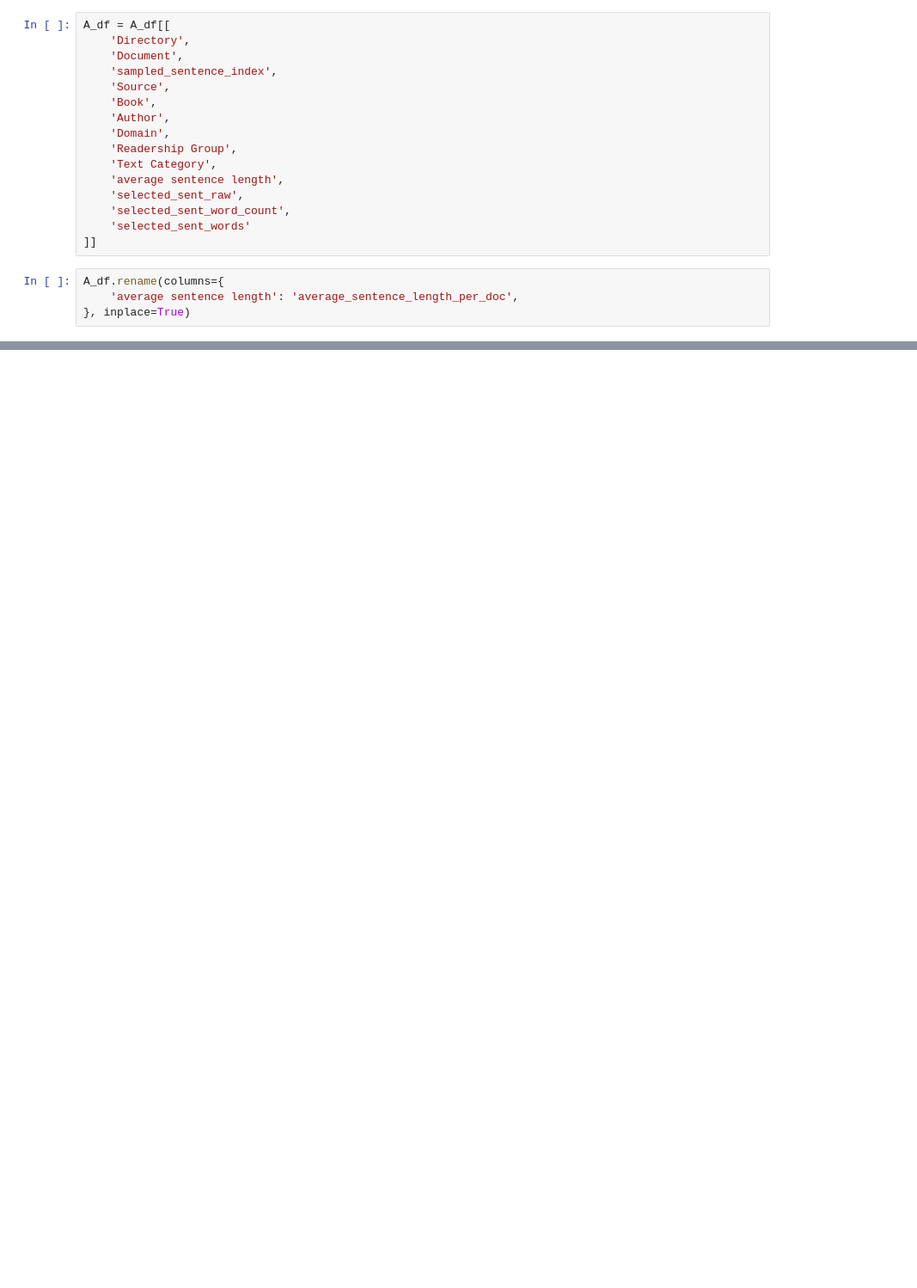
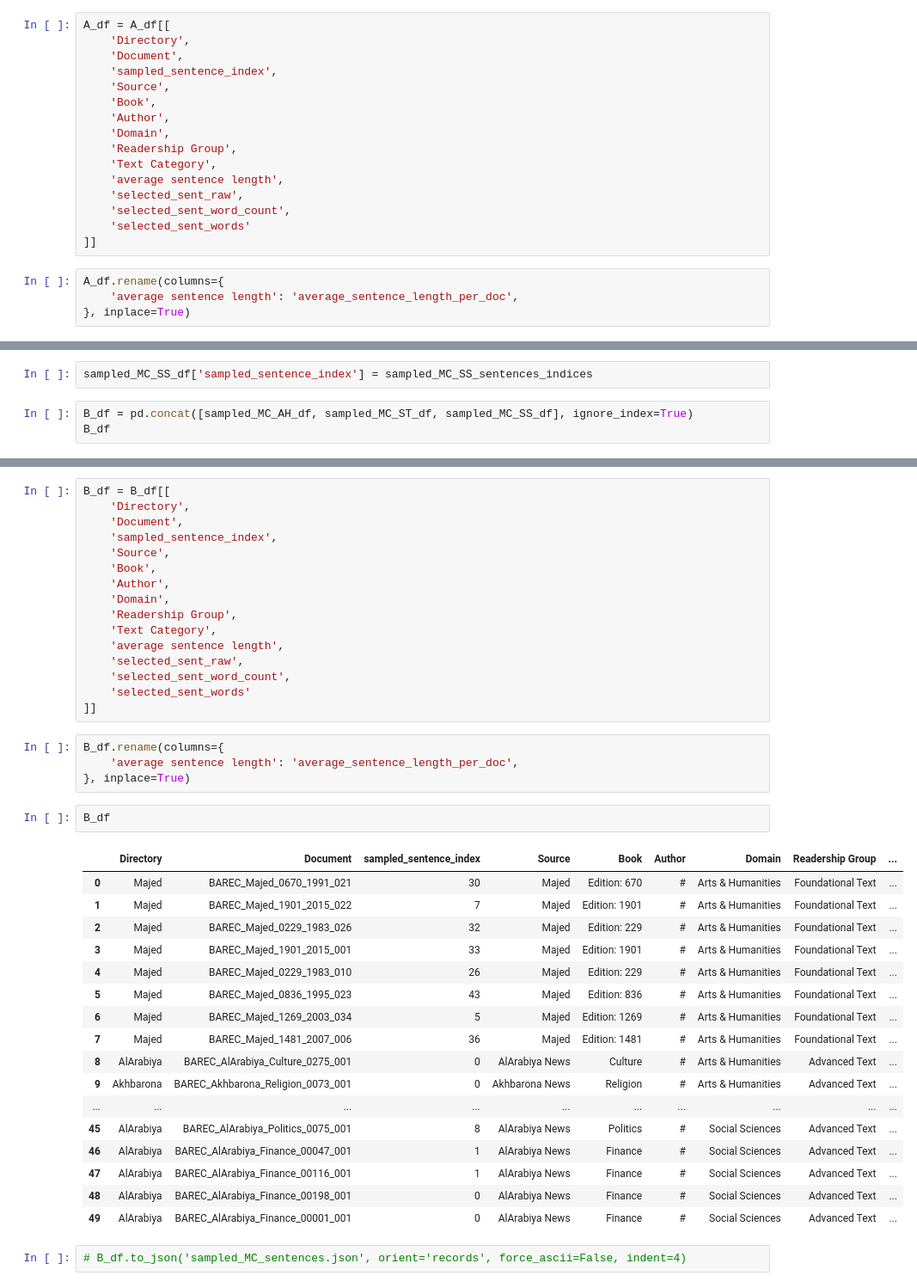
Before and after one commit to OmarMomen14/metaphors_in_arabic, a Jupyter notebook: sample_sentences.ipynb, the cells around one changed output, grey strips where cells are left out. Shown at 86% size. Cells and saved outputs as stored; diff of their text form; blank space fills up the shorter version.

```diff
--- a/sample_sentences.ipynb
+++ b/sample_sentences.ipynb
@@ -561,0 +781,5 @@ A_df.to_json('sampled_LAM_sentences.json', orient='records', force_ascii=False,
+# %%
+sampled_MC_SS_df['sampled_sentence_index'] = sampled_MC_SS_sentences_indices
+# %%
+B_df = pd.concat([sampled_MC_AH_df, sampled_MC_ST_df, sampled_MC_SS_df], ignore_index=True)
+B_df
@@ -561,0 +834,42 @@ A_df.to_json('sampled_LAM_sentences.json', orient='records', force_ascii=False,
+# %%
+B_df = B_df[[
+    'Directory',
+    'Document',
+    'sampled_sentence_index',
+    'Source',
+    'Book',
+    'Author',
+    'Domain',
+    'Readership Group',
+    'Text Category',
+    'average sentence length',
+    'selected_sent_raw',
+    'selected_sent_word_count',
+    'selected_sent_words'
+]]
+# %%
+B_df.rename(columns={
+    'average sentence length': 'average_sentence_length_per_doc',
+}, inplace=True)
+# %%
+B_df
+# %% [output]
+|  | Directory | Document | sampled_sentence_index | Source | Book | Author | Domain | Readership Group | ... |
+| 0 | Majed | BAREC_Majed_0670_1991_021 | 30 | Majed | Edition: 670 | # | Arts & Humanities | Foundational Text | ... |
+| 1 | Majed | BAREC_Majed_1901_2015_022 | 7 | Majed | Edition: 1901 | # | Arts & Humanities | Foundational Text | ... |
+| 2 | Majed | BAREC_Majed_0229_1983_026 | 32 | Majed | Edition: 229 | # | Arts & Humanities | Foundational Text | ... |
+| 3 | Majed | BAREC_Majed_1901_2015_001 | 33 | Majed | Edition: 1901 | # | Arts & Humanities | Foundational Text | ... |
+| 4 | Majed | BAREC_Majed_0229_1983_010 | 26 | Majed | Edition: 229 | # | Arts & Humanities | Foundational Text | ... |
+| 5 | Majed | BAREC_Majed_0836_1995_023 | 43 | Majed | Edition: 836 | # | Arts & Humanities | Foundational Text | ... |
+| 6 | Majed | BAREC_Majed_1269_2003_034 | 5 | Majed | Edition: 1269 | # | Arts & Humanities | Foundational Text | ... |
+| 7 | Majed | BAREC_Majed_1481_2007_006 | 36 | Majed | Edition: 1481 | # | Arts & Humanities | Foundational Text | ... |
+| 8 | AlArabiya | BAREC_AlArabiya_Culture_0275_001 | 0 | AlArabiya News | Culture | # | Arts & Humanities | Advanced Text | ... |
+| 9 | Akhbarona | BAREC_Akhbarona_Religion_0073_001 | 0 | Akhbarona News | Religion | # | Arts & Humanities | Advanced Text | ... |
+| ... | ... | ... | ... | ... | ... | ... | ... | ... | ... |
+| 45 | AlArabiya | BAREC_AlArabiya_Politics_0075_001 | 8 | AlArabiya News | Politics | # | Social Sciences | Advanced Text | ... |
+| 46 | AlArabiya | BAREC_AlArabiya_Finance_00047_001 | 1 | AlArabiya News | Finance | # | Social Sciences | Advanced Text | ... |
+| 47 | AlArabiya | BAREC_AlArabiya_Finance_00116_001 | 1 | AlArabiya News | Finance | # | Social Sciences | Advanced Text | ... |
+| 48 | AlArabiya | BAREC_AlArabiya_Finance_00198_001 | 0 | AlArabiya News | Finance | # | Social Sciences | Advanced Text | ... |
+| 49 | AlArabiya | BAREC_AlArabiya_Finance_00001_001 | 0 | AlArabiya News | Finance | # | Social Sciences | Advanced Text | ... |
+# %%
+# B_df.to_json('sampled_MC_sentences.json', orient='records', force_ascii=False, indent=4)
```
Also changed, not shown: parts of 104 cells of this notebook, 5 other files.
